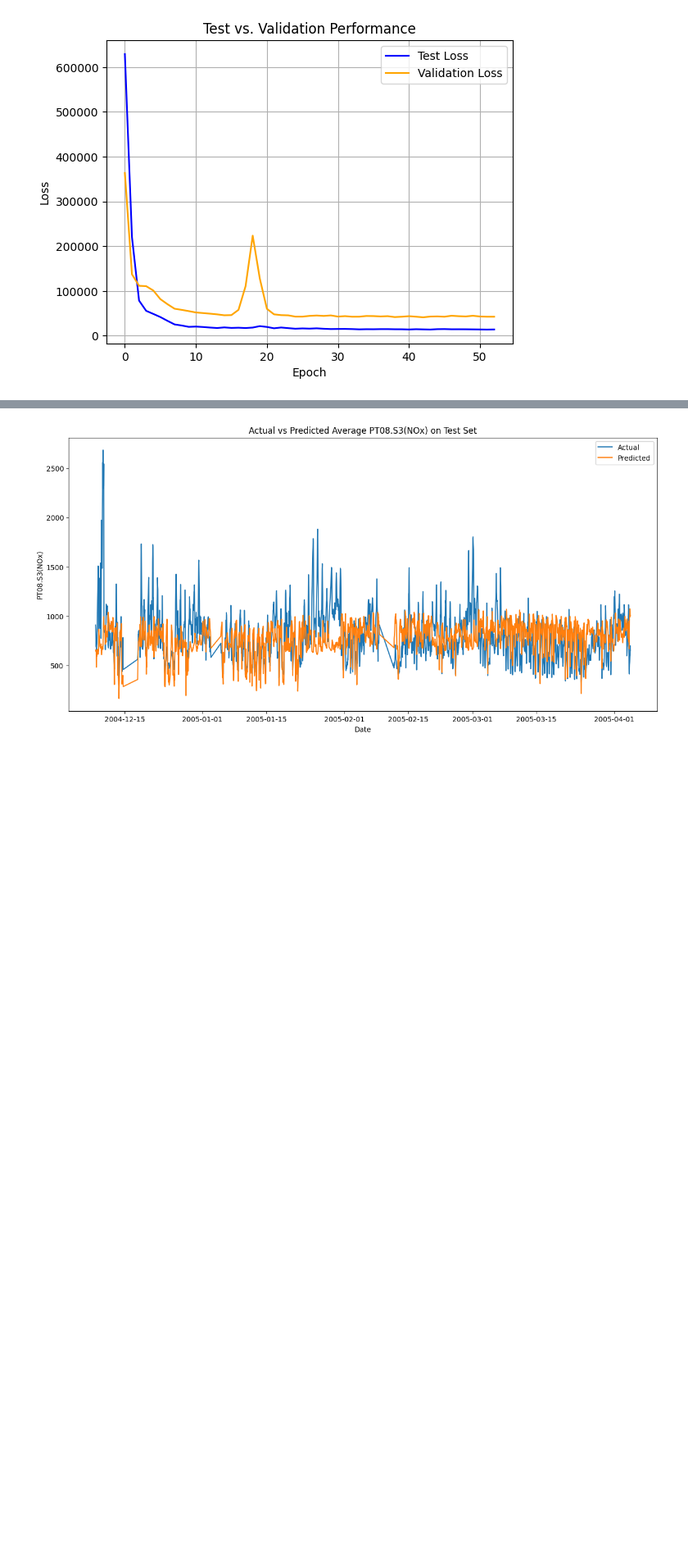
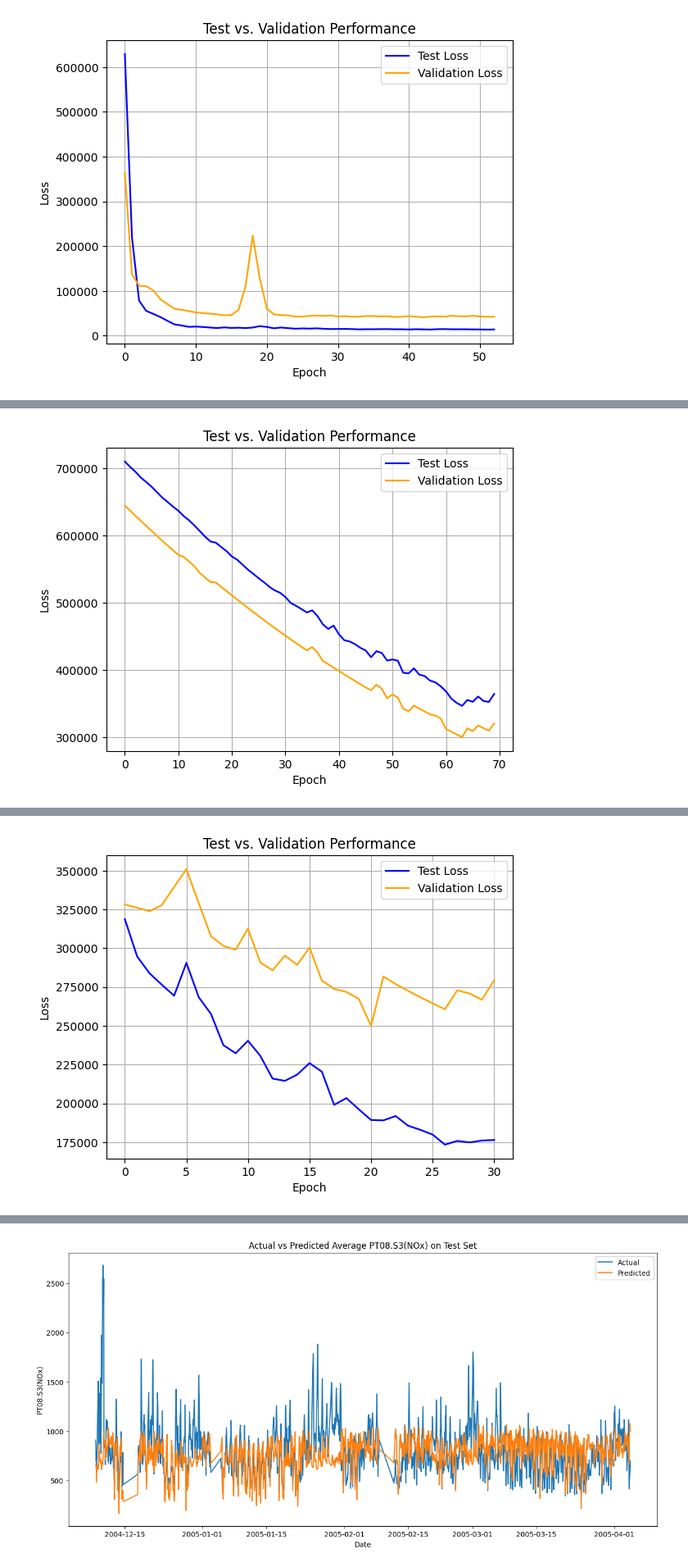
Before and after one commit to chrisjohnklopper/Machine-Learning-Assignment-3, a Jupyter notebook: notebooks/airquality.ipynb, the cells around one changed output, grey strips where cells are left out. Shown at 82% size. Saved outputs shown, nothing was run; the diff lists cells and outputs as text; code cells hidden in the pictures; blank space fills up the shorter version.

```diff
--- a/notebooks/airquality.ipynb
+++ b/notebooks/airquality.ipynb
@@ -213,3 +215,20 @@ airquality_elman_h32_results = pickle.load(open('../pickles/airquality_results_e
 # %%
 processed_test, dropped_indices = preprocess(raw_test.copy())
 processed_test.drop(columns=['DateTime'], inplace=True)
+processed_test = processed_test.loc[~processed_test.index.isin(dropped_indices)]
+# %%
+from util import MultiRecurrentNN
+airquality_results_multirnn_h32 = training(data=processed_test,
+         target_feature_name='PT08.S3(NOx)',
+         model=MultiRecurrentNN(input_size=processed_test.shape[1]-1, hidden_size=32, output_size=1, dropout=0.2, memory_config=[4,4,4]),
+         num_epochs=70,
+         # Reduced because of noise
+         splits=4,
+         patience=10,
+         scaler_X=RobustScaler(),
+         optimizer_learning_rate=0.005,
+         optimizer_weight_decay=1e-5,
+         optimizer_b1=0.6,
+         optimizer_b2=0.999,
+         use_final_fold=False)
+# %% [output]
@@ -215,0 +252 @@ processed_test.drop(columns=['DateTime'], inplace=True)
+[figure, added]
@@ -215,0 +270 @@ processed_test.drop(columns=['DateTime'], inplace=True)
+[figure, added]
```
Also changed, not shown: parts of 6 cells of this notebook, 12 other files.
